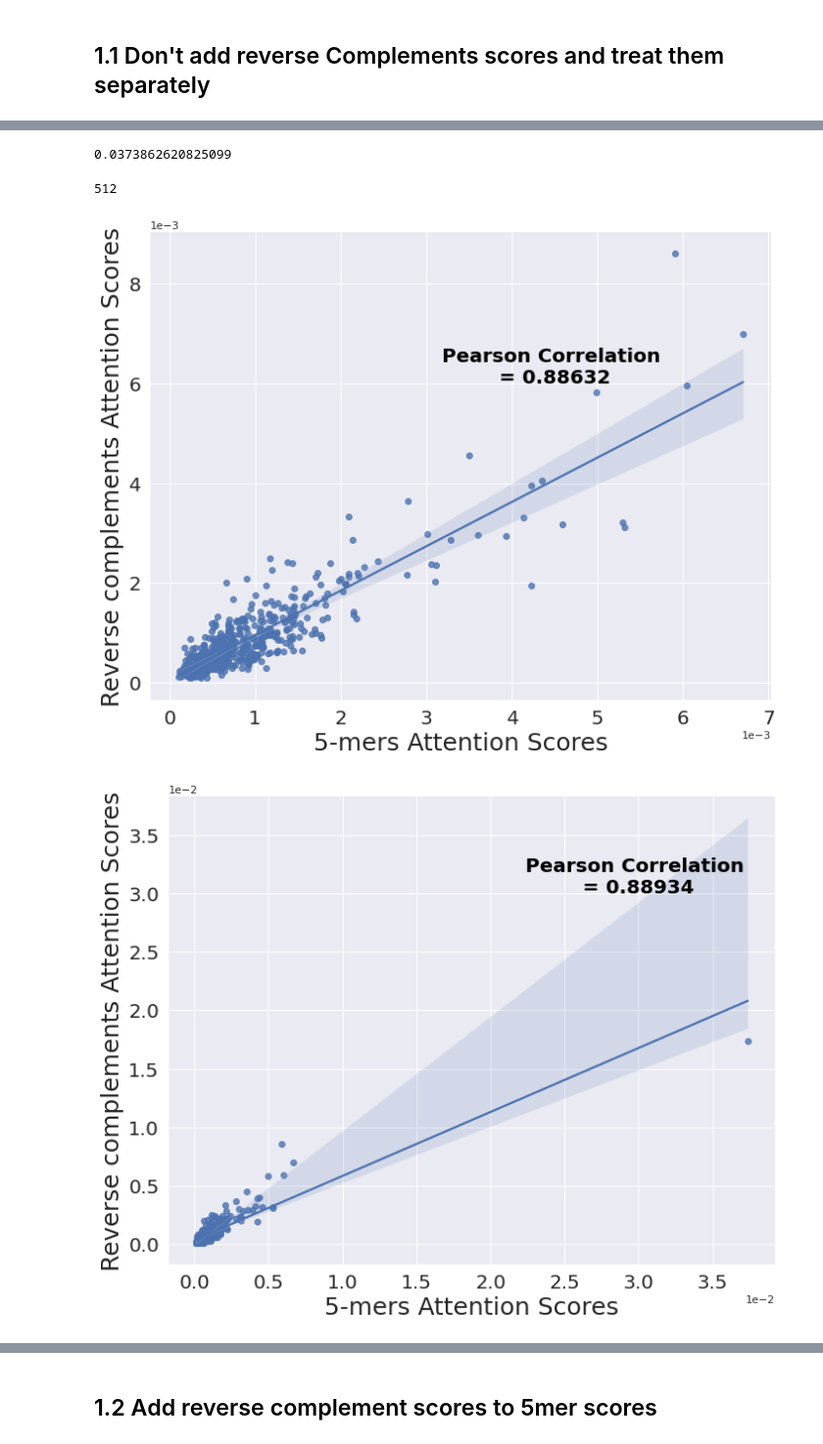
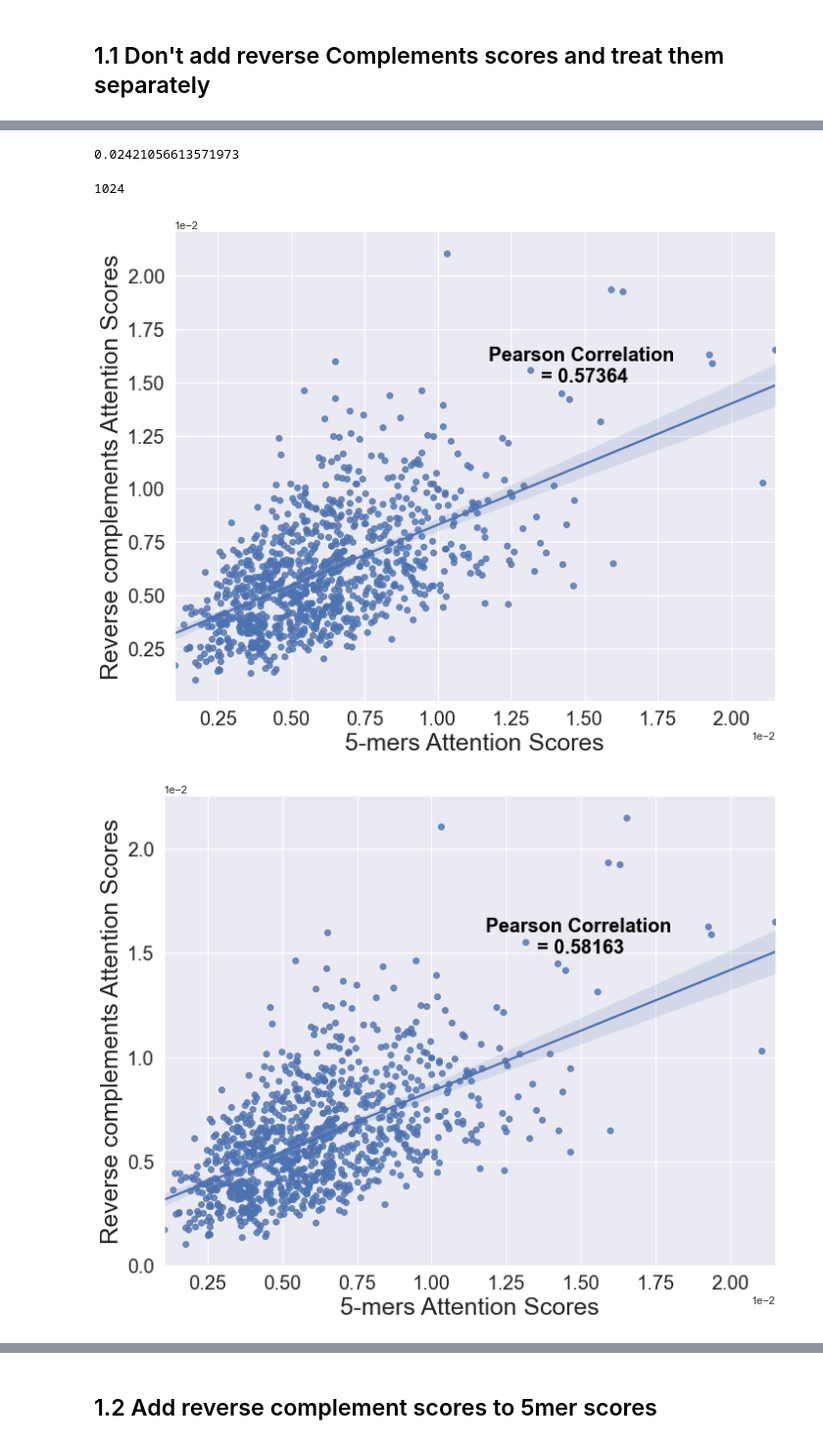
Before and after one commit to beckii0930/nucleosome_occupancy, a Jupyter notebook: tbinet_stuff/analyze_attention3.ipynb, the cells around one changed output, grey strips where cells are left out. Shown at 98% size. Saved outputs shown, nothing was run; the diff lists cells and outputs as text; code cells hidden in the pictures.

```diff
--- a/tbinet_stuff/analyze_attention3.ipynb
+++ b/tbinet_stuff/analyze_attention3.ipynb
@@ -309,3 +276,8 @@ start: 116586; end: 129540
+# %%
+
+attention_outputs = np.load("/Users/yibeijia/Downloads/data/attention_outputs_analyze_attention3.npy")
+attention_outputs0 = np.load("/Users/yibeijia/Downloads/data/attention_outputs_analyze0_attention3.npy")
+attention_outputs1 = np.load("/Users/yibeijia/Downloads/data/attention_outputs_analyze1_attention3.npy")
 # %%
 print(len(attention_outputs))
 print(len(attention_outputs0))
@@ -384,6 +345,6 @@ def sumAttentionforAllKmers(attention_outputs, d):
 # %%
-# data_folder = "/Users/yibeijia/Downloads/nucleosome_occupancy/data/train_test_data/"
-data_folder = "/home/yibei/Projects/nucleosome_occupancy/data/train_test_data/"
+data_folder = "/Users/yibeijia/Downloads/nucleosome_occupancy/data/train_test_data/"
+# data_folder = "/home/yibei/Projects/nucleosome_occupancy/data/train_test_data/"
 
 # load testmat from file
 testmat = scipy.io.loadmat(data_folder+'Test_data.mat')
@@ -469,7 +482,7 @@ max(ordered_map_norm1.values())
 # %%
 max(ordered_map_norm.values())
 # %% [output]
-0.0373862620825099
+0.02421056613571973
 # %%
 AllDNAshape = ['Shear', 'Stretch', 'Stagger', 'Buckle', 'Propel', 'Opening',
 'Shift_-1', 'Shift_1', 'Slide_-1', 'Slide_1', 'Rise_-1', 'Rise_1',
@@ -482,14 +495,15 @@ AllDNAshape = ['Shear', 'Stretch', 'Stagger', 'Buckle', 'Propel', 'Opening',
 All_params_names = ["intra_trans","intra_rot","inter_trans","inter_rot","GrooveWidth","intra_trans_SD","inter_trans_SD","intra_rot_SD","inter_rot_SD","GrooveWidth_SD"]
 
 # fileName = "/Users/yibeijia/Downloads/ProjectStuff/mc_pentamer_06042020.txt"
-fileName = "/home/yibei/Projects/nucleosome_occupancy/mc_pentamer_06042020.txt"
+fileName = "/Users/yibeijia/Downloads/ProjectStuff/pentamer_table.txt"
+# fileName = "/home/yibei/Projects/nucleosome_occupancy/mc_pentamer_06042020.txt"
 tb = read_SD_table(fileName);
 
 # all_norm_shape_vals, all_shape_vals2 = shape_param_analysis(tb)
 # print(len(all_norm_shape_vals))
 len(tb.keys())
 # %% [output]
-512
+1024
 # %%
 ################################### Correlation plots for reverse complements ###################################
 def reverseCompPlot(map_to_plot, plot_name, annotation_x, annotation_y, removeA):
@@ -536,12 +550,12 @@ def reverseCompPlot(map_to_plot, plot_name, annotation_x, annotation_y, removeA)
 # %%
-fig_path='/home/yibei/Projects/nucleosome_occupancy/figs/'
-# fig_path='/Users/yibeijia/Downloads/nucleosome_occupancy/figs/'
+# fig_path='/home/yibei/Projects/nucleosome_occupancy/figs/'
+fig_path='/Users/yibeijia/Downloads/nucleosome_occupancy/figs/'
 
 # reverseCompPlot(ordered_map, fig_path + 'ordered_map_all.png', 0, 0)
-reverseCompPlot(ordered_map_norm, fig_path + 'ordered_map_all_norm', 0.0045, 0.006, True)
-reverseCompPlot(ordered_map_norm, fig_path + 'ordered_map_all_norm', 0.03, 0.03, False)
+reverseCompPlot(ordered_map_norm, fig_path + 'ordered_map_all_norm', 0.015, 0.015, True)
+reverseCompPlot(ordered_map_norm, fig_path + 'ordered_map_all', 0.015, 0.015, False)
 # %% [output]
-[figure, old version]
+[figure, new version]
-[figure, old version]
+[figure, new version]
 # %%
 # reverseCompPlot(ordered_map0, fig_path + 'ordered_map_0.png', 0, 0)
```
Also changed, not shown: parts of 59 cells of this notebook, 34 other files.
